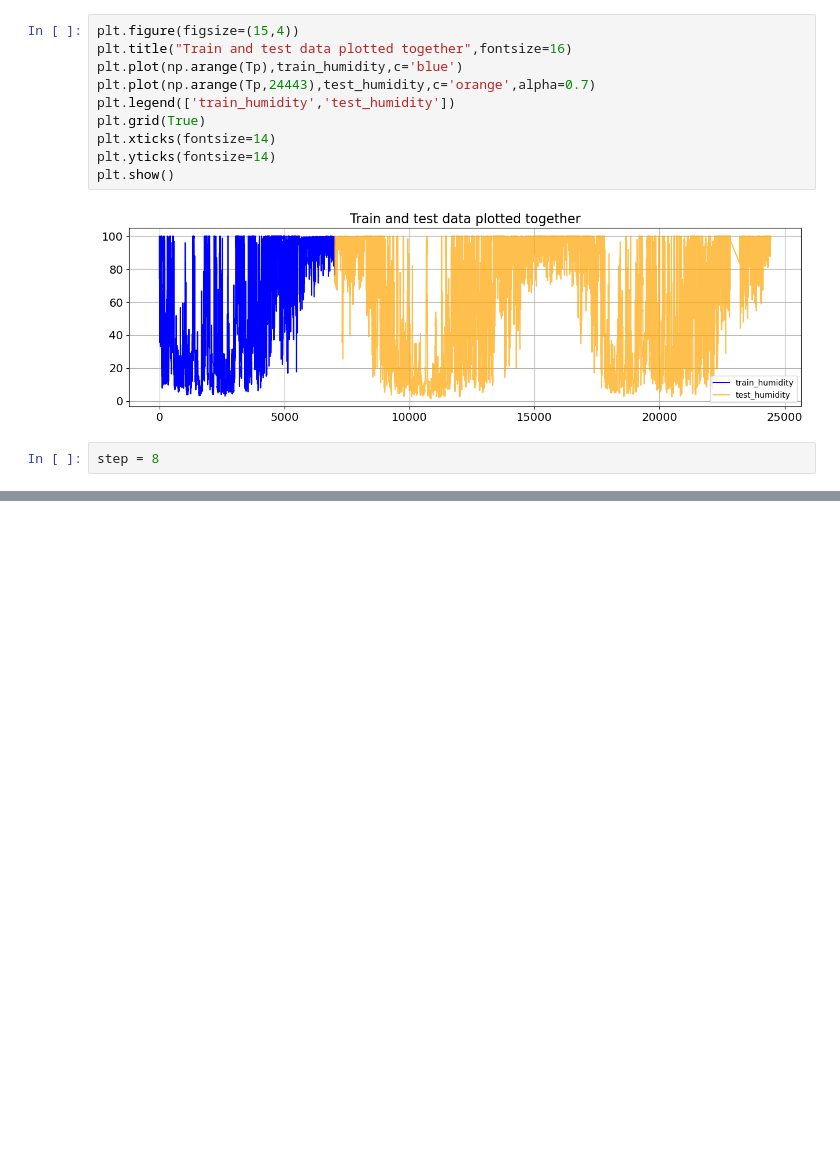
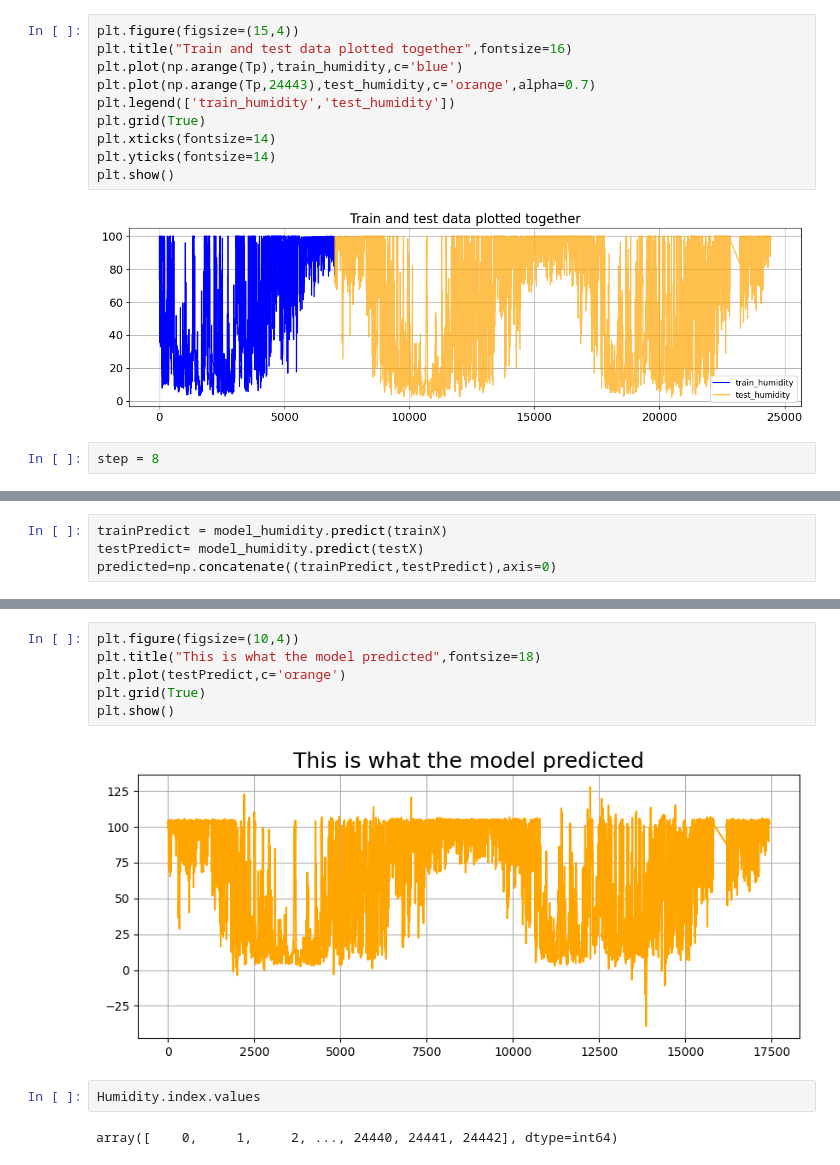
Before and after one commit to SulavGaire/Weather-prediction, a Jupyter notebook: Notebook/RNN Weather Prediction.ipynb, the cells around one changed output, grey strips where cells are left out. Saved outputs shown, nothing was run; the diff lists cells and outputs as text; blank space fills up the shorter version.

```diff
--- a/Notebook/RNN Weather Prediction.ipynb
+++ b/Notebook/RNN Weather Prediction.ipynb
@@ -149,0 +276,4 @@ step = 8
+# %%
+trainPredict = model_humidity.predict(trainX)
+testPredict= model_humidity.predict(testX)
+predicted=np.concatenate((trainPredict,testPredict),axis=0)
@@ -149,0 +283,12 @@ step = 8
+# %%
+plt.figure(figsize=(10,4))
+plt.title("This is what the model predicted",fontsize=18)
+plt.plot(testPredict,c='orange')
+plt.grid(True)
+plt.show()
+# %% [output]
+[figure, added]
+# %%
+Humidity.index.values
+# %% [output]
+array([    0,     1,     2, ..., 24440, 24441, 24442], dtype=int64)
```
Also changed, not shown: parts of 17 cells of this notebook.
